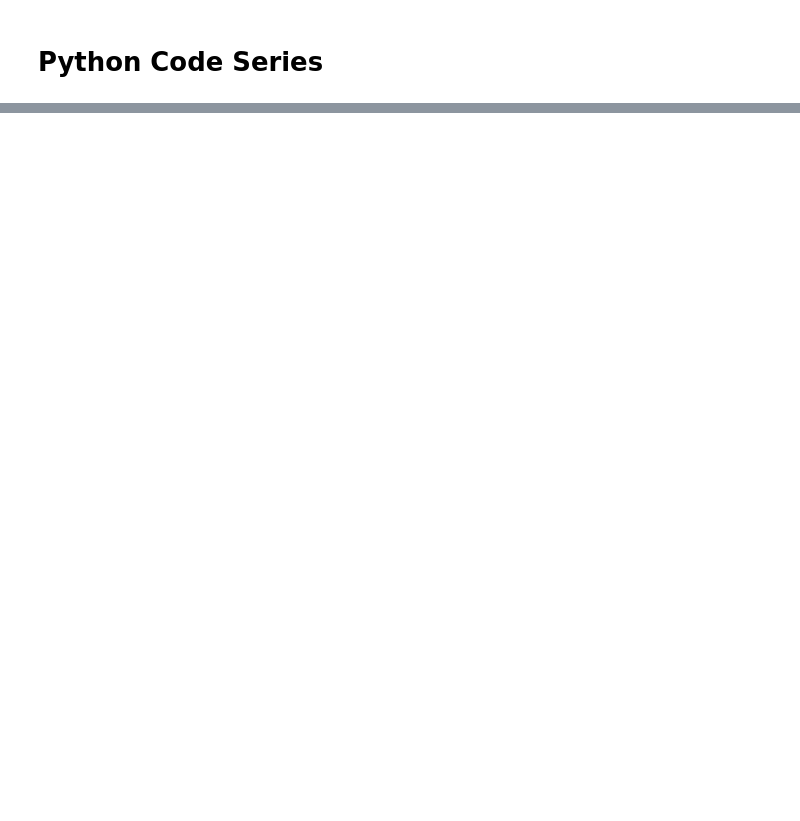
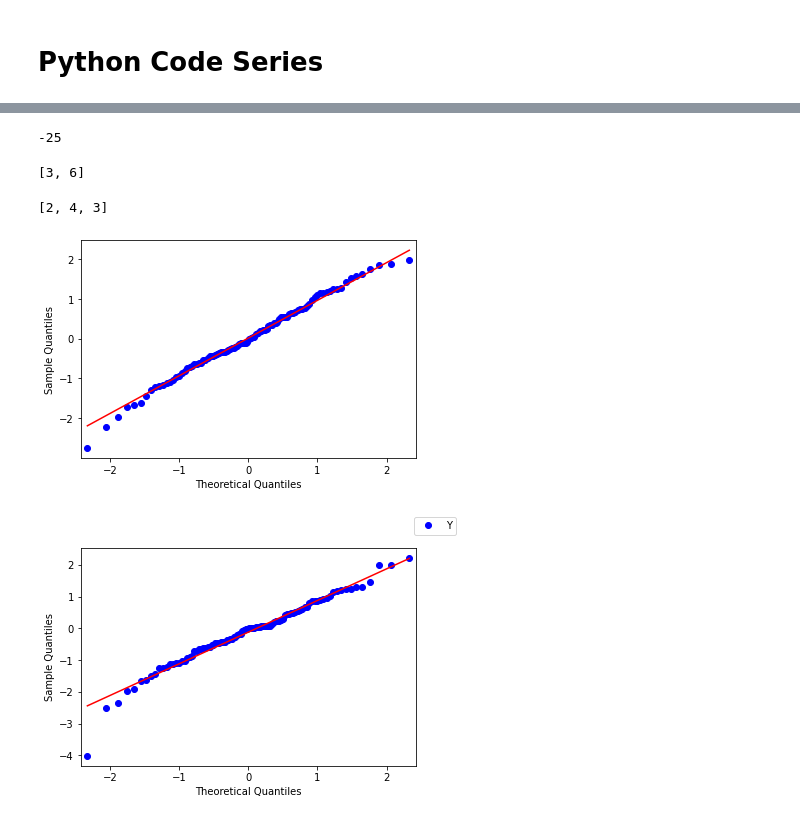
Before and after one commit to pkmariya/Python, a Jupyter notebook: Python_Int_Series.ipynb, the cells around one changed output, grey strips where cells are left out. Drawn from its saved outputs; the diff is of its cells as text; code cells hidden in the pictures; blank space fills up the shorter version.

```diff
--- a/Python_Int_Series.ipynb
+++ b/Python_Int_Series.ipynb
@@ -64,0 +239,4 @@ Enter an Integer -67890
+# %%
+print(power2(5, -2))
+# %% [output]
+-25
@@ -64,0 +255,40 @@ Enter an Integer -67890
+# %%
+nums = [3, 1, 5, 6, 7, 4]
+find = 9
+print(twosum(nums, find))
+# %% [output]
+[3, 6]
+# %%
+lst1 = [2, 4, 3]
+lst2 = [5, 6, 4]
+
+# res = []
+# limit = len(lst1)
+# for i in range(limit):
+#   res.append(lst1[i] + lst2[i])
+
+# print(res)
+
+print(lst1)
+# %% [output]
+[2, 4, 3]
+# %%
+## QQ Plot - The purpose of QQ Plot
+import numpy as np
+import statsmodels.api as sm
+import matplotlib.pyplot as plt
+
+# generate some random data for X and Y
+X = np.random.normal(loc=0, scale=1, size=100)
+Y = np.random.normal(loc=0, scale=1, size=100)
+
+# plot the QQ plot of X and Y
+fig = sm.qqplot(X, line='s', label='X')
+fig = sm.qqplot(Y, line='s', label='Y')
+
+# add legend and show plot
+fig.legend()
+plt.show()
+# %% [output]
+[figure, added]
+[figure, added]
```
Also changed, not shown: parts of 51 cells of this notebook.
